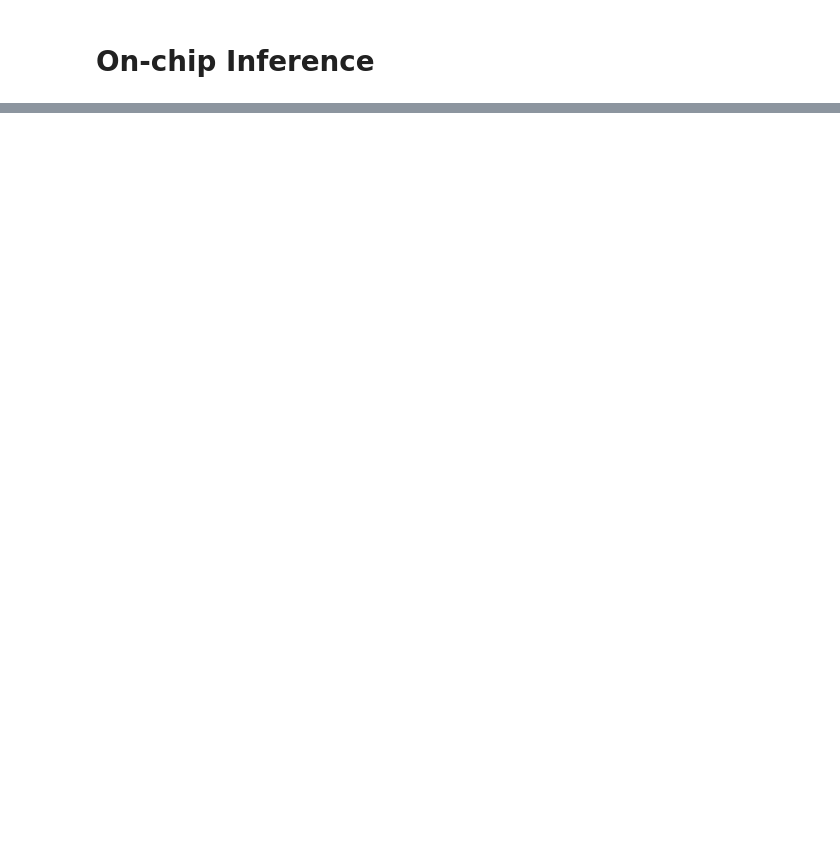
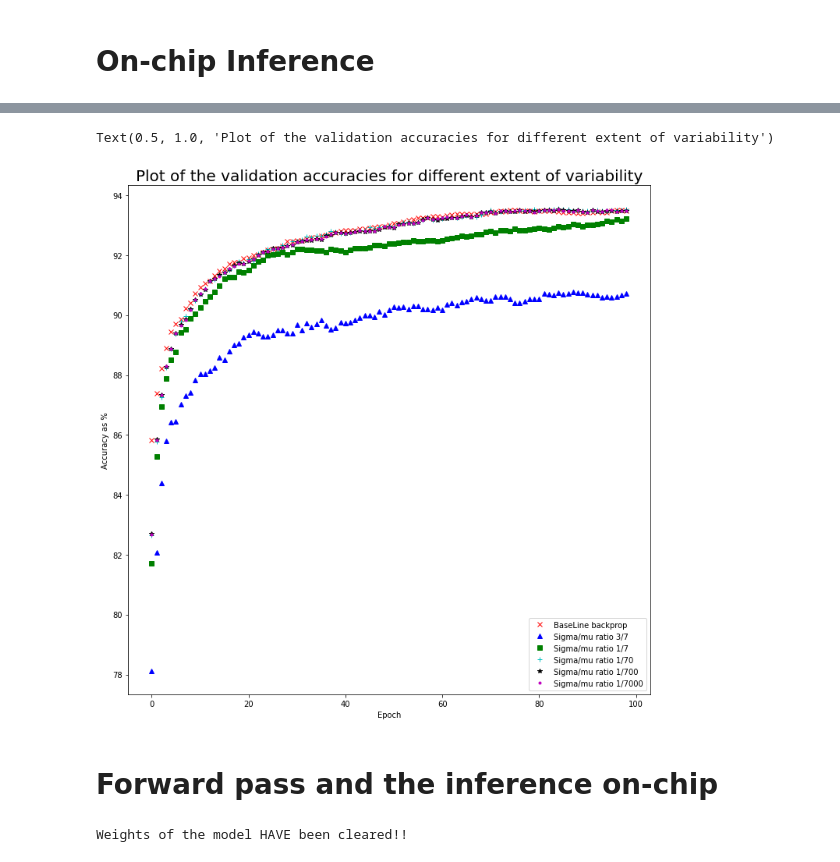
Before and after one commit to Rohit01-zoey/Perturbation-techniques-in-CNNs, a Jupyter notebook: code/mnistVariability.ipynb, the cells around one changed output, grey strips where cells are left out. Drawn from its saved outputs; the diff is of its cells as text; code cells hidden in the pictures; blank space fills up the shorter version.

```diff
--- a/code/mnistVariability.ipynb
+++ b/code/mnistVariability.ipynb
@@ -517,0 +741,45 @@ plt.legend(["Training accuracy (software)", "Training accuracy (on chip)"])
+# %%
+plt.figure(figsize=(12, 12))
+plt.plot(val_acc[1:], 'rx')
+plt.plot(valAccOnChipList[0][1:], 'b^')
+plt.plot(valAccOnChipList[1][1:], 'gs')
+plt.plot(valAccOnChipList[2][1:], 'c+')
+plt.plot(valAccOnChipList[3][1:], 'k*')
+plt.plot(valAccOnChipList[4][1:], 'm.')
+
+plt.xlabel("Epoch")
+plt.ylabel("Accuracy as %")
+plt.legend(["BaseLine backprop", "Sigma/mu ratio 3/7", "Sigma/mu ratio 1/7", "Sigma/mu ratio 1/70", "Sigma/mu ratio 1/700", "Sigma/mu ratio 1/7000"])
+plt.title("Plot of the validation accuracies for different extent of variability", size = 20)
+# %% [output]
+Text(0.5, 1.0, 'Plot of the validation accuracies for different extent of variability')
+[figure, added]
+# %% [markdown]
+# Forward pass and the inference on-chip
+# %%
+answerToClear = input("Do you want to clear the weights of the model from the text files? ")
+if answerToClear.lower().strip()=='yes':
+    basePath = "D:\\perturbation_on_chip_learning\\Perturbation-techniques-in-CNNs\\weights\\"
+    fileToClear = open(basePath+"W1.txt", "w")
+    fileToClear.write("")
+    fileToClear.close()
+    fileToClear = open(basePath+"W2.txt", "w")
+    fileToClear.write("")
+    fileToClear.close()
+    fileToClear = open(basePath+"W3.txt", "w")
+    fileToClear.write("")
+    fileToClear.close()
+    fileToClear = open(basePath+"b1.txt", "w")
+    fileToClear.write("")
+    fileToClear.close()
+    fileToClear = open(basePath+"b2.txt", "w")
+    fileToClear.write("")
+    fileToClear.close()
+    fileToClear = open(basePath+"b3.txt", "w")
+    fileToClear.write("")
+    fileToClear.close()
+    print("Weights of the model HAVE been cleared!!")
+else:
+    print("Weights of the model have NOT been cleared. You can use those weights!!")
+# %% [output]
+Weights of the model HAVE been cleared!!
```
Also changed, not shown: parts of 27 cells of this notebook.
